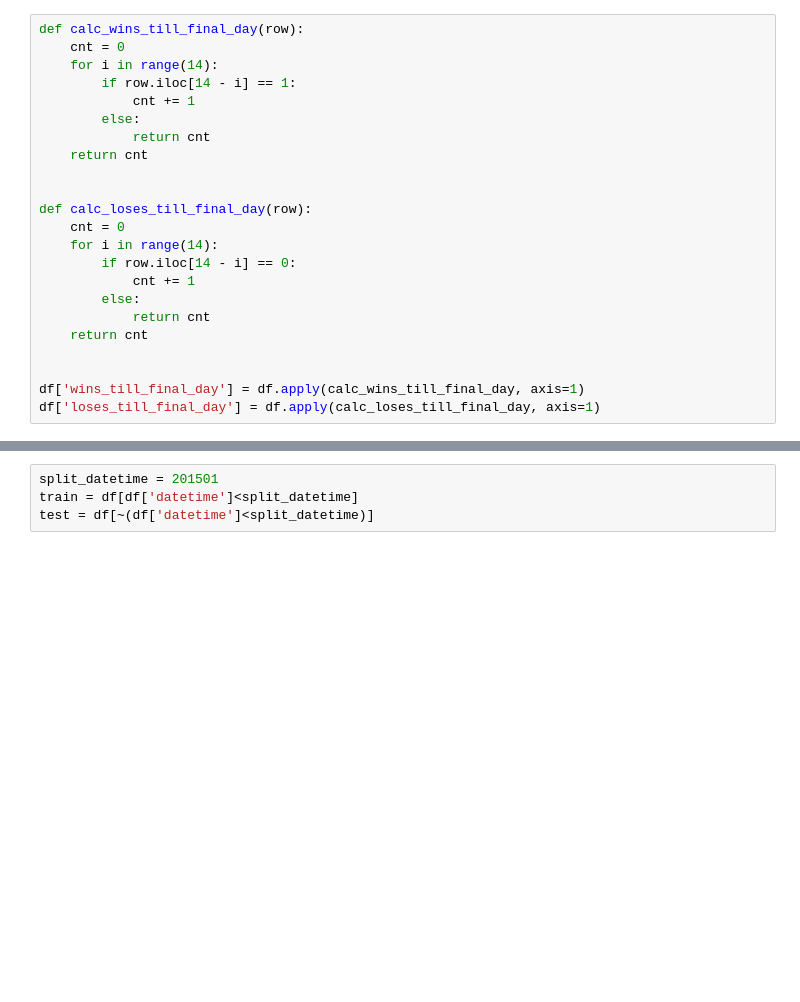
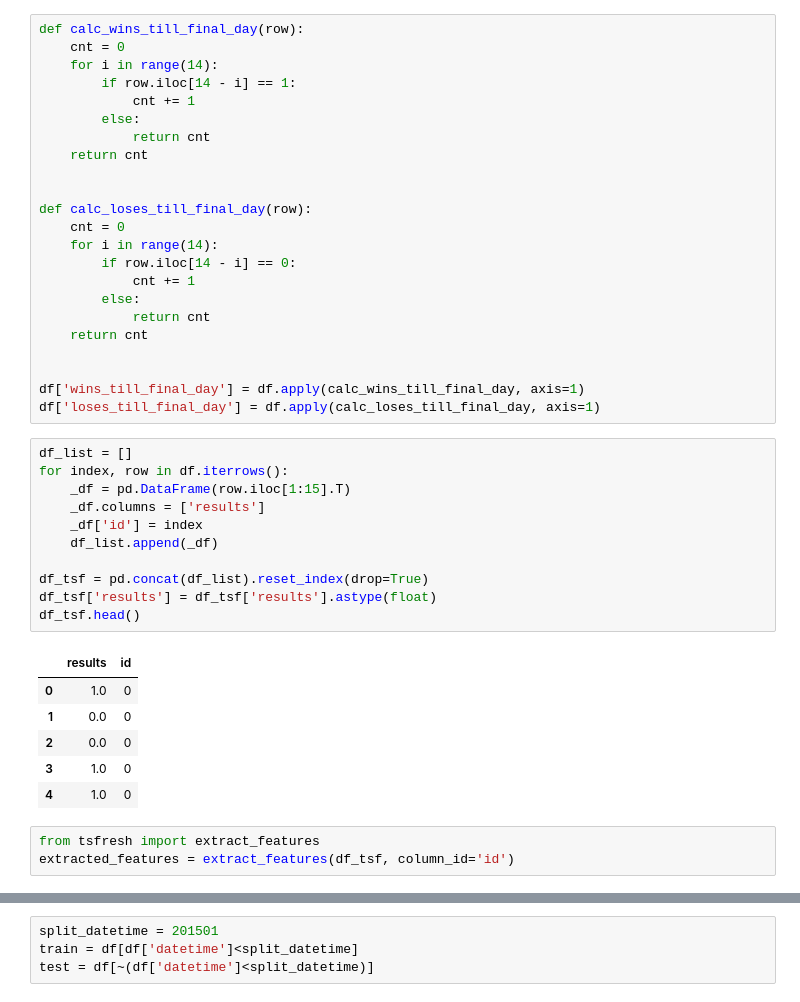
Before and after one commit to upura/sumo-predictor, a Jupyter notebook: notebooks/lgbm.ipynb, the cells around one changed output, grey strips where cells are left out. Cells and saved outputs as stored; diff of their text form; blank space fills up the shorter version.

```diff
--- a/notebooks/lgbm.ipynb
+++ b/notebooks/lgbm.ipynb
@@ -78,3 +78,24 @@ def calc_loses_till_final_day(row):
 
 df['wins_till_final_day'] = df.apply(calc_wins_till_final_day, axis=1)
 df['loses_till_final_day'] = df.apply(calc_loses_till_final_day, axis=1)
+# %%
+df_list = []
+for index, row in df.iterrows():
+    _df = pd.DataFrame(row.iloc[1:15].T)
+    _df.columns = ['results']
+    _df['id'] = index
+    df_list.append(_df)
+
+df_tsf = pd.concat(df_list).reset_index(drop=True)
+df_tsf['results'] = df_tsf['results'].astype(float)
+df_tsf.head()
+# %% [output]
+|  | results | id |
+| 0 | 1.0 | 0 |
+| 1 | 0.0 | 0 |
+| 2 | 0.0 | 0 |
+| 3 | 1.0 | 0 |
+| 4 | 1.0 | 0 |
+# %%
+from tsfresh import extract_features
+extracted_features = extract_features(df_tsf, column_id='id')
```
Also changed, not shown: parts of 15 cells of this notebook, 1 other file.
